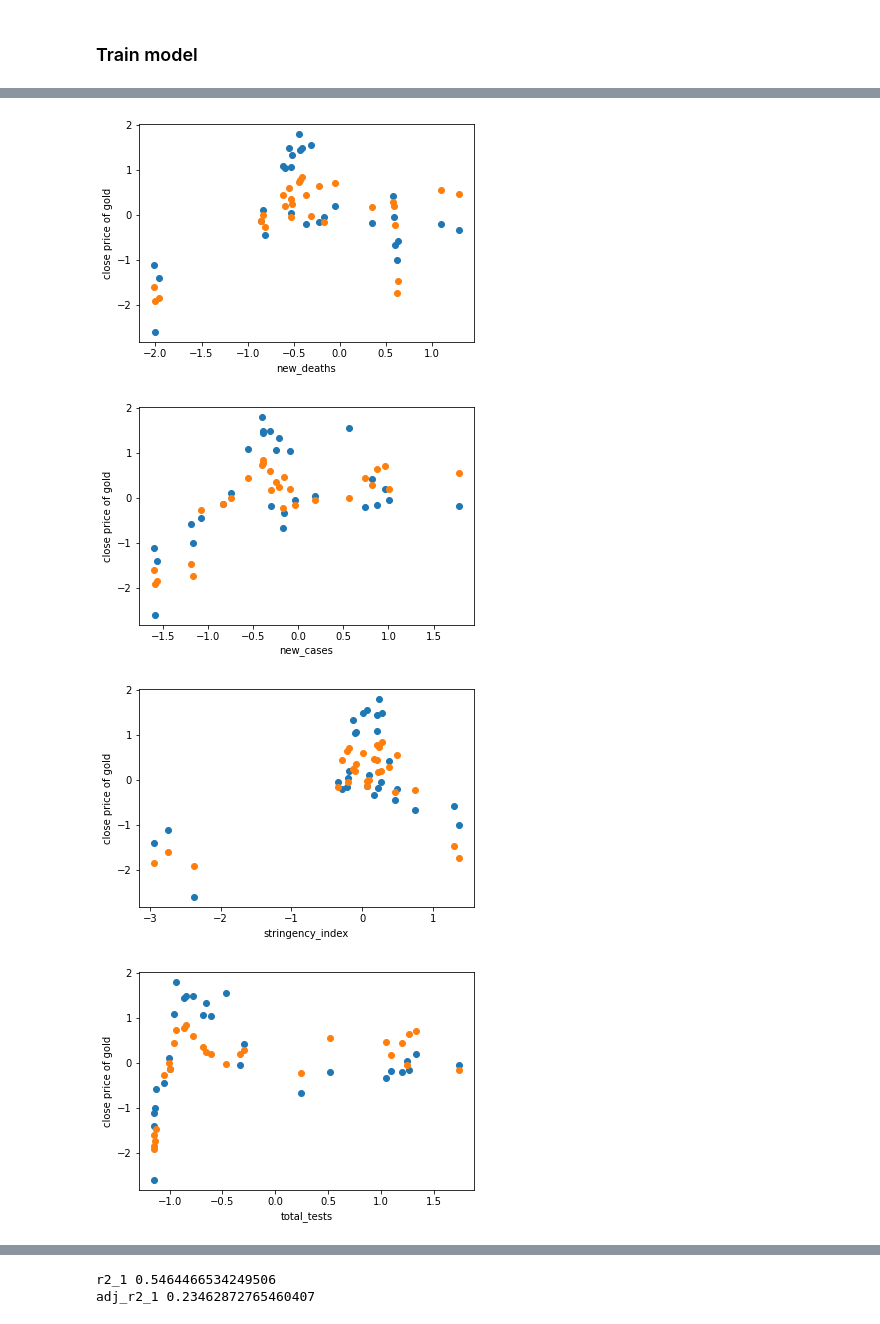
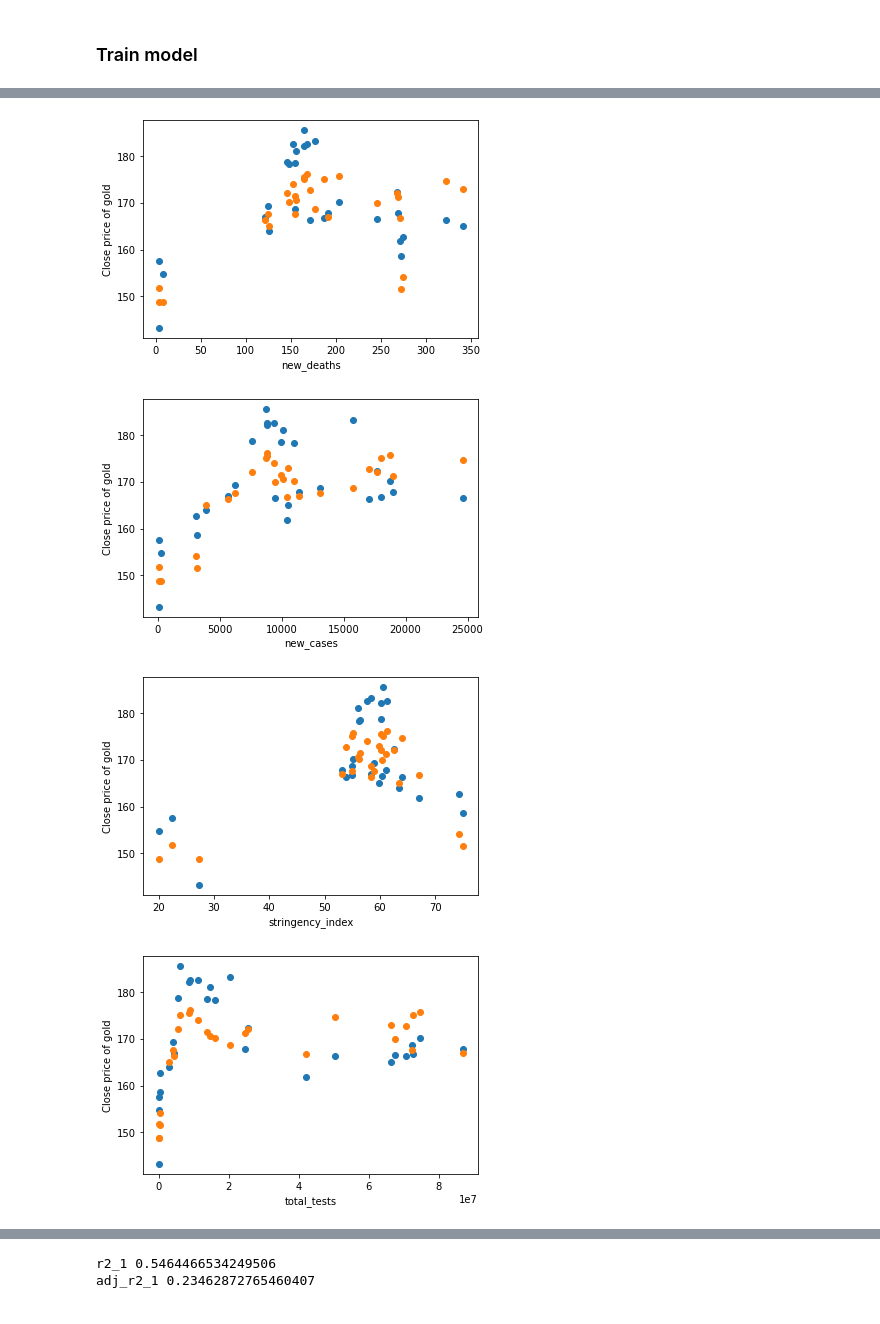
Before and after one commit to shanghongsim/term3_dtp, a Jupyter notebook: task2.ipynb, the cells around one changed output, grey strips where cells are left out. Saved outputs shown, nothing was run; the diff lists cells and outputs as text; code cells hidden in the pictures.

```diff
--- a/task2.ipynb
+++ b/task2.ipynb
@@ -155,0 +115,10 @@ display(df_covid)
+# %%
+# Clean covid data by selecting only the relevant columns
+columns=['Date','new_deaths', 'new_cases',
+         'stringency_index','total_tests','total_vaccinations',
+         'reproduction_rate','hospital_beds_per_thousand','hosp_patients_per_million',
+         'hosp_patients','icu_patients_per_million','icu_patients','Open','High','Low','Close','Adj Close','Volume']
+
+df_cov_gold = df_all.loc[:,columns]
+df_cov_gold=df_cov_gold.fillna(0)
+# display(df_covid.index)
@@ -263,17 +292,19 @@ def split_data(df_feature, df_target, random_state=None, test_size=0.5):
 # %%
+# Get features and targets from data frame
 features=['new_deaths', 'new_cases',
          'stringency_index','total_tests','total_vaccinations',
          'reproduction_rate','hospital_beds_per_thousand','hosp_patients_per_million',
          'hosp_patients','icu_patients_per_million','icu_patients']
 
-#features=['new_deaths', 'new_cases']
+df_feature, df_target = get_features_targets(df_cov_gold, features, ['Close'])
 
-df_feature, df_target = get_features_targets(df_covid, features, ['Close'])
-
+# Split into training and test data set
 df_features_train, df_features_test, df_target_train, df_target_test = split_data(df_feature, df_target, random_state=100, test_size=0.3)
 
-X = prepare_feature(df_features_train)
-# print(X)
+# Normalize train features
+df_features_train_z=normalize_z(df_features_train)
+
+X = prepare_feature(df_features_train_z)
 m=X.shape[1]
 target = prepare_target(df_target_train)
 
@@ -310,20 +341,18 @@ with np.printoptions(threshold=np.inf):
 # %%
 features=['new_deaths', 'new_cases',
          'stringency_index','total_tests','total_vaccinations',
          'reproduction_rate','hospital_beds_per_thousand','hosp_patients_per_million',
          'hosp_patients','icu_patients_per_million','icu_patients']
-
-#features=['new_deaths', 'new_cases']
 
 for i in range(len(features)):
     ft=features[i]
     plt.figure(i)
     plt.scatter(df_features_test[ft],target)
     plt.scatter(df_features_test[ft],pred)
     plt.xlabel(ft)
-    plt.ylabel('close price of gold')
+    plt.ylabel('Close price of gold')
 # %% [output]
-[figure, old version]
+[figure, new version]
-[figure, old version]
+[figure, new version]
-[figure, old version]
+[figure, new version]
-[figure, old version]
+[figure, new version]
```
Also changed, not shown: parts of 21 cells of this notebook, 3 other files.
